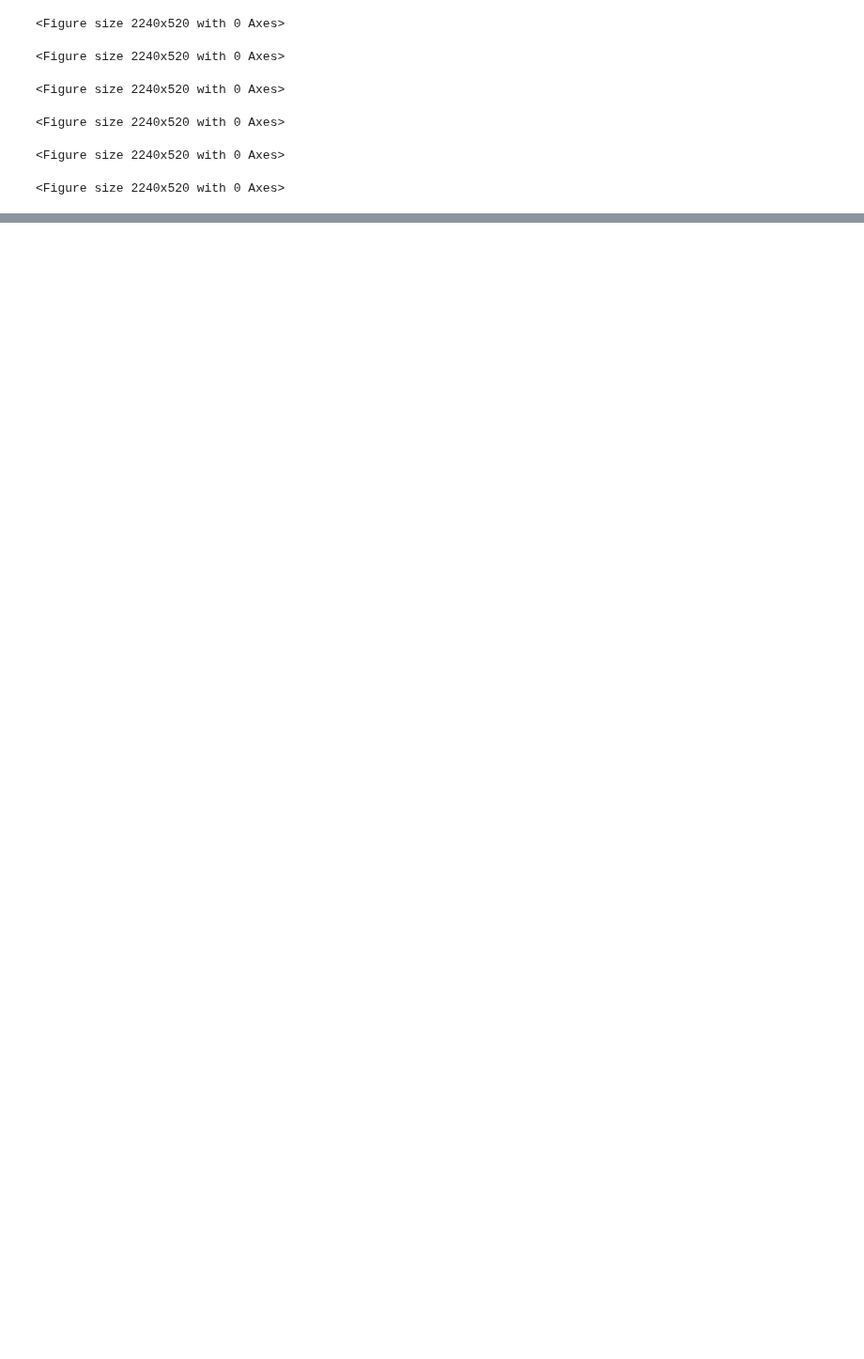
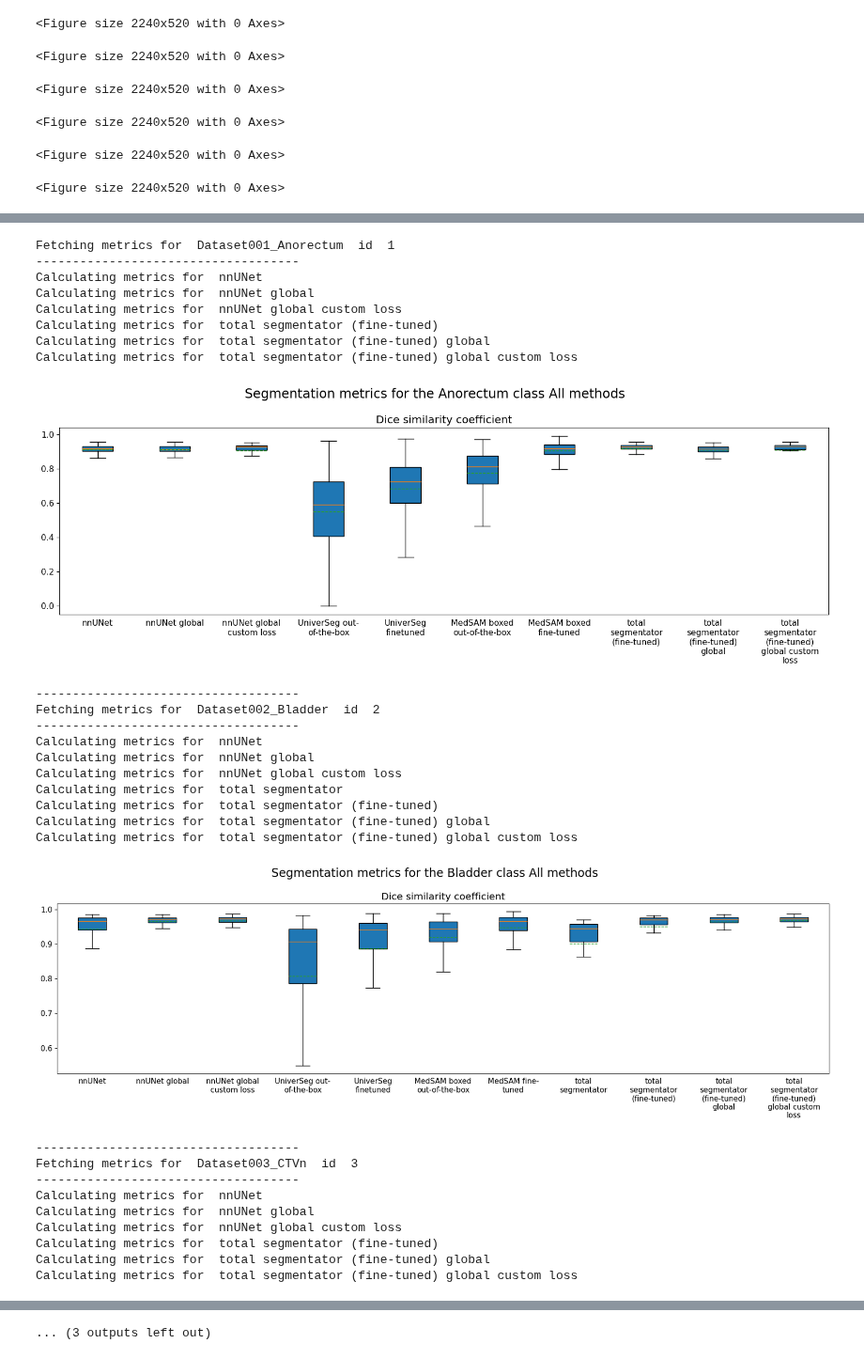
Before and after one commit to avzh1/radiotherapy, a Jupyter notebook: research/source/code/data/4_performance.ipynb, the cells around one changed output, grey strips where cells are left out. Shown at 94% size. Saved outputs shown, nothing was run; the diff lists cells and outputs as text; code cells hidden in the pictures; blank space fills up the shorter version.

Commit message:
total metrics

```diff
--- a/research/source/code/data/4_performance.ipynb
+++ b/research/source/code/data/4_performance.ipynb
@@ -287,7 +287,7 @@ max_line_width_table = 15
 split_axis = False
 latex_table_aggregator = dict()
 
-def plot_metrics(metrics_dictionary: dict, organ_class: str, separate: bool = False, save: bool = False, showfliers = True, table = True, additional_title_context = ''):
+def plot_metrics(metrics_dictionary: dict, organ_class: str, separate: bool = False, save: bool = False, showfliers = True, table = True, additional_title_context = '', custom_width = None):
     """Plots the metrics for the given dictionary of metrics and prints a table of mean
     metrics to the right
 
@@ -321,9 +321,6 @@ def plot_metrics(metrics_dictionary: dict, organ_class: str, separate: bool = Fa
     latex_table_aggregator[organ_class] = {}
 
     def get_stats_and_plot_table(metric_result, ax, model_type, metric_type, plot_table):
-
-        # Quartile adjusted metric results
-        quartile_adjusted_metric_result =
 
         # Fetch statistics
         mean = [np.mean(result) for result in metric_result]
@@ -402,7 +399,7 @@ def plot_metrics(metrics_dictionary: dict, organ_class: str, separate: bool = Fa
     ncols = len(metrics_names)
 
     plot_height = 3.25*1.6
-    plot_width = 0.5 * max(4, num_models) * 1.6
+    plot_width = 0.5 * max(4, num_models) * 1.6 if custom_width is None else custom_width
 
     fig, axes = plt.subplots(ncols=ncols, nrows=nrows, figsize=(plot_width * (ncols + num_models - 1), nrows * plot_height))
 
@@ -1089,0 +1065,62 @@ Vagina        & 1.00 & 0.00 & 1.00 & 1.00 & 0.00 & 1.00 & 0.99 & 0.00 & 0.99 \\
+# %%
+include_baseline = True
+include_nnUNet = True
+include_TotalSegmentator = True
+include_MedSAM = True
+include_UniverSeg = True
+include_global = True
+include_custom_loss = True
+
+split_axis = False
+
+save=True
+table=False
+
+for c in [
+             os.environ.get('Anorectum'),
+             os.environ.get('Bladder'),
+             os.environ.get('CTVn'),
+             os.environ.get('CTVp'),
+             os.environ.get('Parametrium'),
+             os.environ.get('Uterus'),
+             os.environ.get('Vagina'),
+             ]:
+    id = int(c.split('_')[0][len('Dataset'):])
+    print('Fetching metrics for ', c, ' id ', id)
+    print('------------------------------------')
+    metrics = fetch_metric_for_class(id)
+    dice_metrics = dict([(k, {'DICE Similarity Coefficient' : metrics[k]['DICE Similarity Coefficient']}) for k in metrics.keys()])
+    plot_metrics(dice_metrics, c, save=save, separate=separate, table=table, showfliers=False, additional_title_context='All methods', custom_width = 1.5)
+    print('------------------------------------')
+
+dump_and_reset_latex_table_aggregator()
+# %% [output]
+Fetching metrics for  Dataset001_Anorectum  id  1
+------------------------------------
+Calculating metrics for  nnUNet
+Calculating metrics for  nnUNet global
+Calculating metrics for  nnUNet global custom loss
+Calculating metrics for  total segmentator (fine-tuned)
+Calculating metrics for  total segmentator (fine-tuned) global
+Calculating metrics for  total segmentator (fine-tuned) global custom loss
+[figure, added]
+------------------------------------
+Fetching metrics for  Dataset002_Bladder  id  2
+------------------------------------
+Calculating metrics for  nnUNet
+Calculating metrics for  nnUNet global
+Calculating metrics for  nnUNet global custom loss
+Calculating metrics for  total segmentator
+Calculating metrics for  total segmentator (fine-tuned)
+Calculating metrics for  total segmentator (fine-tuned) global
+Calculating metrics for  total segmentator (fine-tuned) global custom loss
+[figure, added]
+------------------------------------
+Fetching metrics for  Dataset003_CTVn  id  3
+------------------------------------
+Calculating metrics for  nnUNet
+Calculating metrics for  nnUNet global
+Calculating metrics for  nnUNet global custom loss
+Calculating metrics for  total segmentator (fine-tuned)
+Calculating metrics for  total segmentator (fine-tuned) global
+Calculating metrics for  total segmentator (fine-tuned) global custom loss
@@ -1089,0 +1158 @@ Vagina        & 1.00 & 0.00 & 1.00 & 1.00 & 0.00 & 1.00 & 0.99 & 0.00 & 0.99 \\
+... (3 outputs left out)
```
Also changed, not shown: parts of 3 cells of this notebook, 14 other files.
